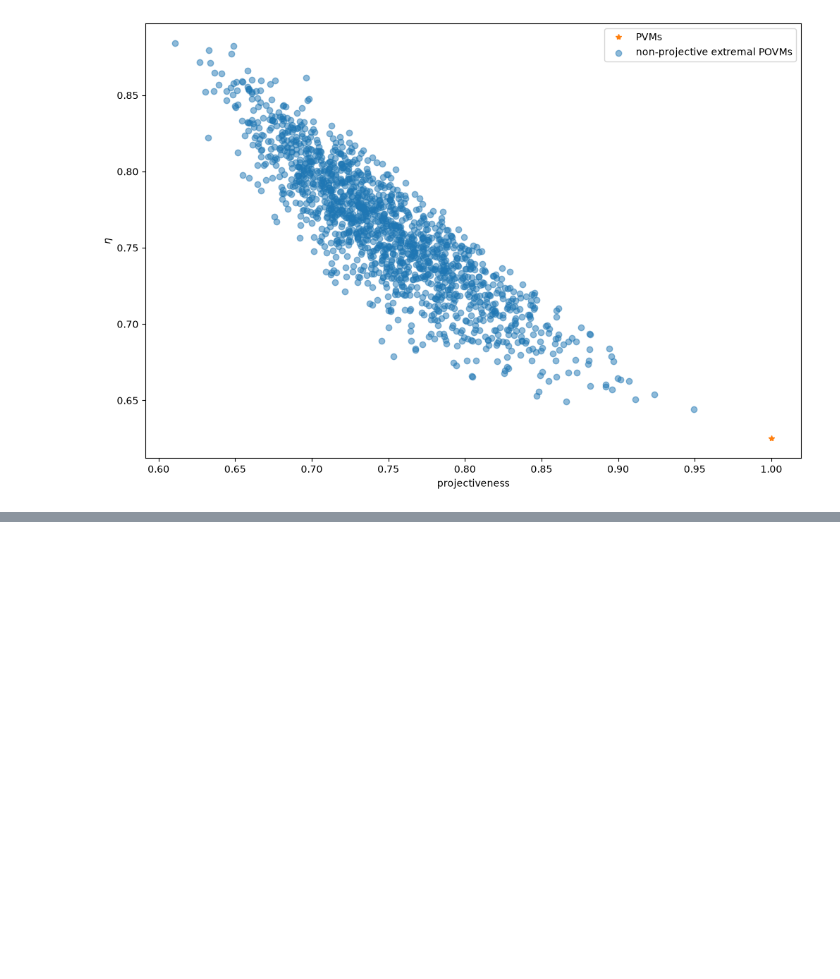
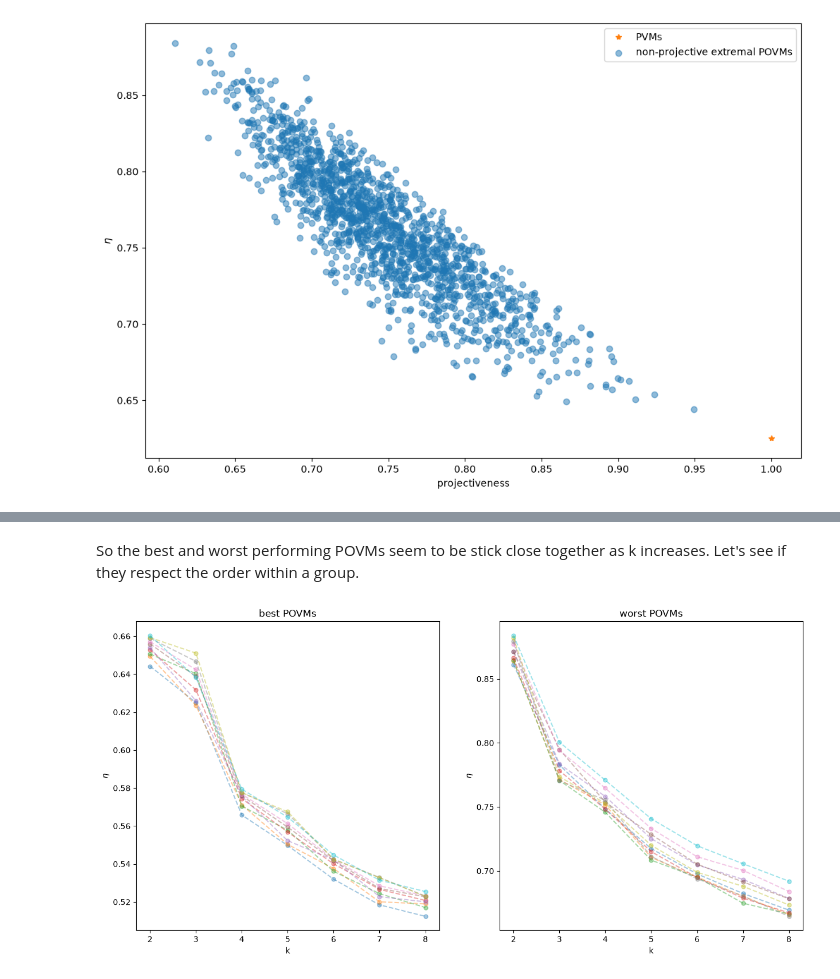
Before and after one commit to JSchuemann-physics/Bose-symmetric-extensions-of-multimeters, a Jupyter notebook: BSE for publishing.ipynb, the cells around one changed output, grey strips where cells are left out. Cells and saved outputs as stored; diff of their text form; code cells hidden in the pictures; blank space fills up the shorter version.

```diff
--- a/BSE for publishing.ipynb
+++ b/BSE for publishing.ipynb
@@ -1449,0 +1537,31 @@ print(b[1:])
+# %% [markdown]
+So the best and worst performing POVMs seem to be stick close together as k increases. Let's see if they respect the order within a group.
+# %%
+nrow = 1
+ncol = 2
+fig, axs = plt.subplots(nrows=nrow, ncols=ncol, figsize = (15, 7))
+axs = axs.reshape(-1)
+
+
+
+#do PVM seperately
+ax.plot(k_array, eta_matrix_best10_plot[:,0], "*", color = "magenta")
+
+#non projective POVMs
+for i in range(len(bestPOVMs[1:])):
+    axs[0].plot(k_array, eta_matrix_best10_plot[:, i+1], "o--", alpha = 0.4, markersize = 5)
+
+for i in range(len(worstPOVMs)):
+    axs[1].plot(k_array, eta_matrix_worst10_plot[:, i], "o--", alpha = 0.4, markersize = 5)
+
+
+axs[0].set_title("best POVMs")
+axs[1].set_title("worst POVMs")
+
+axs[0].set_xlabel("k")
+axs[0].set_ylabel(r"$\eta$")
+axs[1].set_xlabel("k")
+axs[1].set_ylabel(r"$\eta$")
+plt.show()
+# %% [output]
+[figure, added]
```
Also changed, not shown: parts of 13 cells of this notebook, 5 other files.
